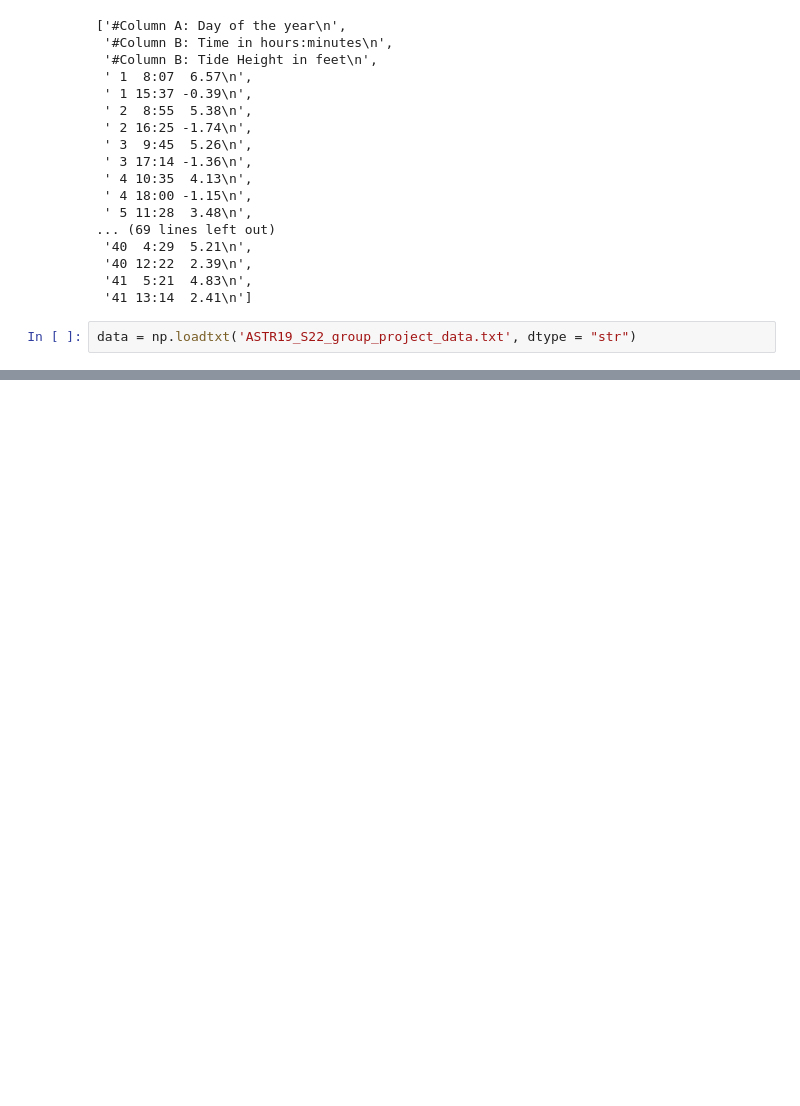
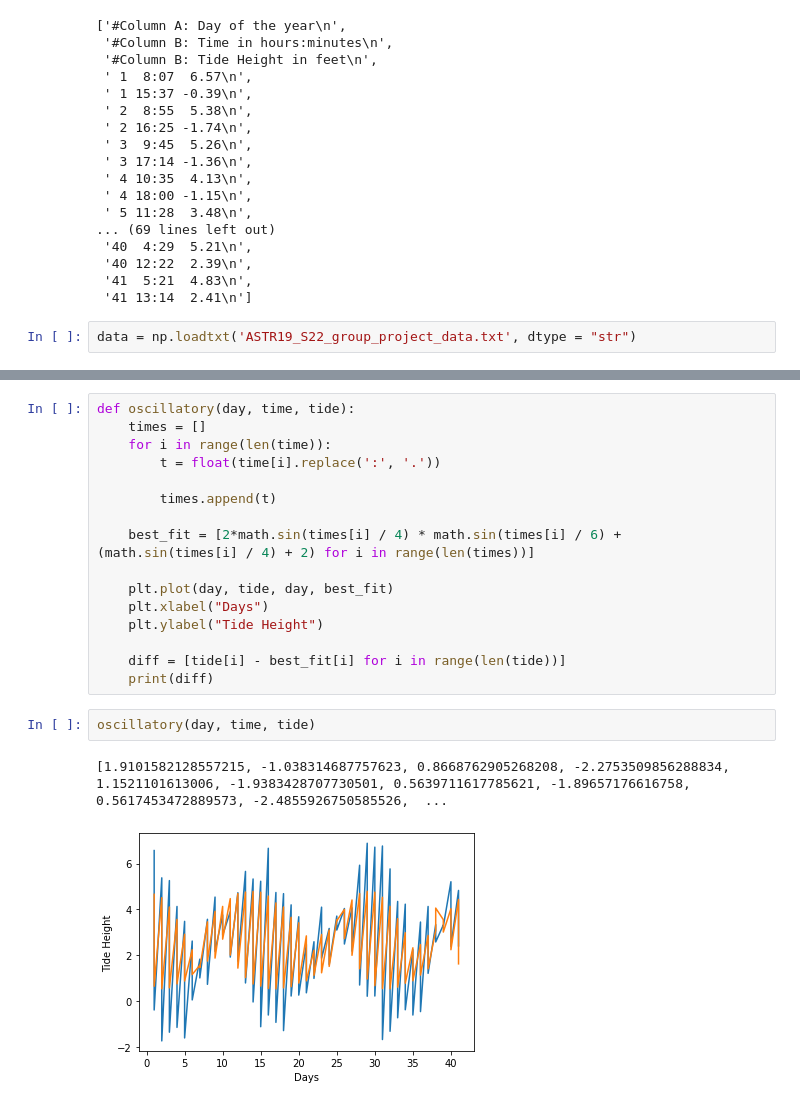
Before and after one commit to Eddysunday012/Astr-Group-Project, a Jupyter notebook: main.ipynb, the cells around one changed output, grey strips where cells are left out. Cells and saved outputs as stored; diff of their text form; blank space fills up the shorter version.

Commit message:
plot orig data + kind of start best fit

```diff
--- a/main.ipynb
+++ b/main.ipynb
@@ -39,0 +52,21 @@ for i in data:
+# %%
+def oscillatory(day, time, tide):
+    times = []
+    for i in range(len(time)):
+        t = float(time[i].replace(':', '.'))
+
+        times.append(t)
+
+    best_fit = [2*math.sin(times[i] / 4) * math.sin(times[i] / 6) + (math.sin(times[i] / 4) + 2) for i in range(len(times))]
+
+    plt.plot(day, tide, day, best_fit)
+    plt.xlabel("Days")
+    plt.ylabel("Tide Height")
+
+    diff = [tide[i] - best_fit[i] for i in range(len(tide))]
+    print(diff)
+# %%
+oscillatory(day, time, tide)
+# %% [output]
+[1.9101582128557215, -1.038314687757623, 0.8668762905268208, -2.2753509856288834, 1.1521101613006, -1.9383428707730501, 0.5639711617785621, -1.89657176616758, 0.5617453472889573, -2.4855926750585526,  ...
+[figure, added]
```
Also changed, not shown: parts of 3 cells of this notebook.
